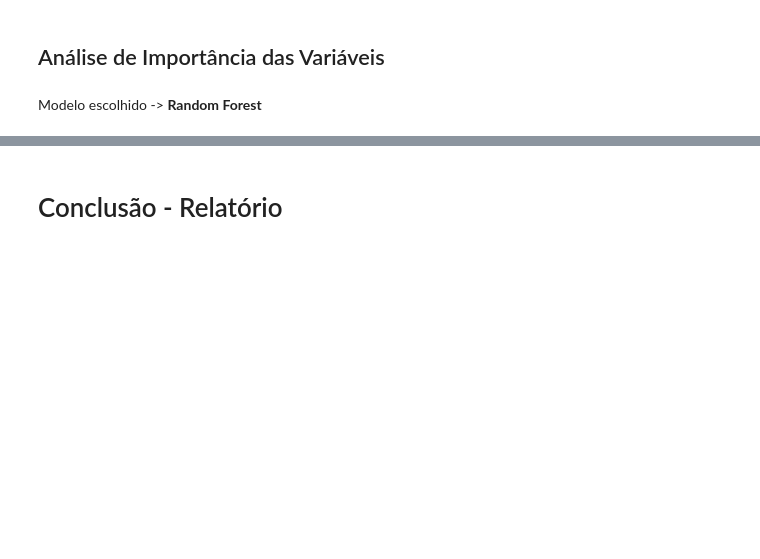
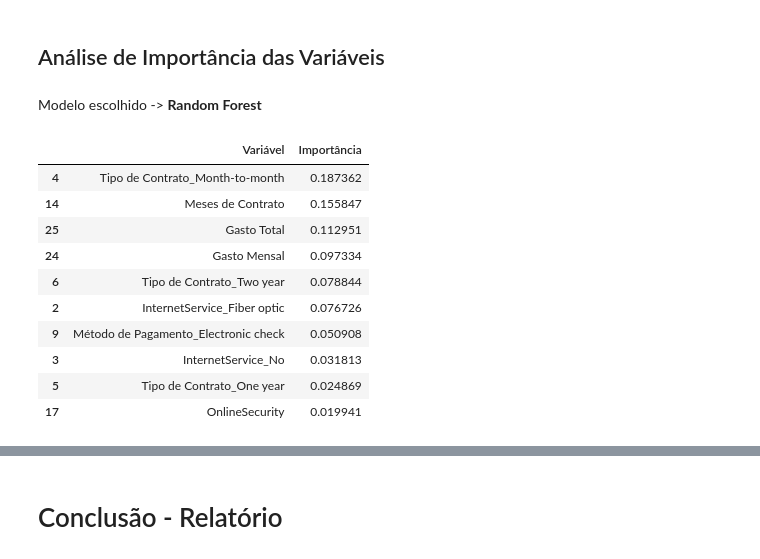
Before and after one commit to Ronaldo-Pardini/TelecomX_parte2, a Jupyter notebook: TelecomX_parte2.ipynb, the cells around one changed output, grey strips where cells are left out. Saved outputs shown, nothing was run; the diff lists cells and outputs as text; code cells hidden in the pictures; blank space fills up the shorter version.

```diff
--- a/TelecomX_parte2.ipynb
+++ b/TelecomX_parte2.ipynb
@@ -534,6 +527,20 @@ df_importancia = (
     .sort_values(by='Importância', ascending=False)
     .head(10)   # TOP 10
 )
+# %%
+df_importancia
+# %% [output]
+|  | Variável | Importância |
+| 4 | Tipo de Contrato_Month-to-month | 0.187362 |
+| 14 | Meses de Contrato | 0.155847 |
+| 25 | Gasto Total | 0.112951 |
+| 24 | Gasto Mensal | 0.097334 |
+| 6 | Tipo de Contrato_Two year | 0.078844 |
+| 2 | InternetService_Fiber optic | 0.076726 |
+| 9 | Método de Pagamento_Electronic check | 0.050908 |
+| 3 | InternetService_No | 0.031813 |
+| 5 | Tipo de Contrato_One year | 0.024869 |
+| 17 | OnlineSecurity | 0.019941 |
 # %%
 # Criar visualizaçao gráfica
 
```
Also changed, not shown: parts of 10 cells of this notebook.
